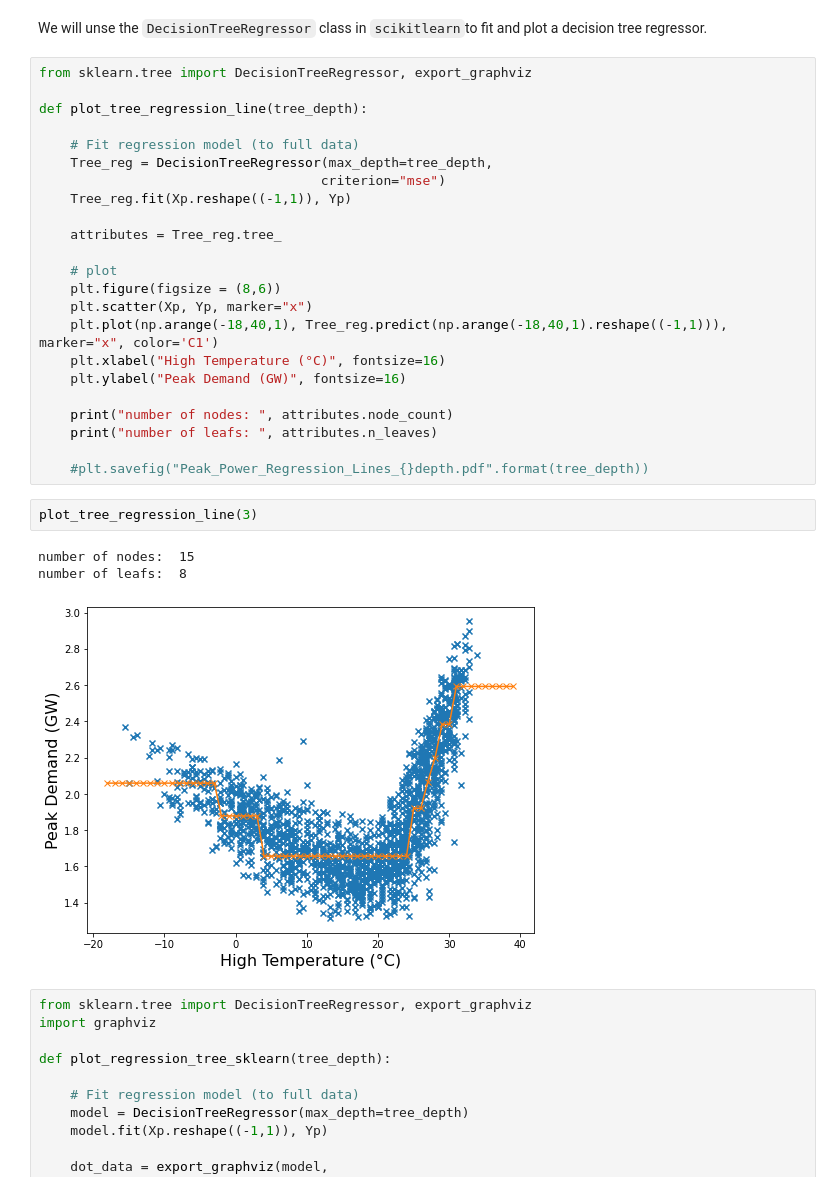
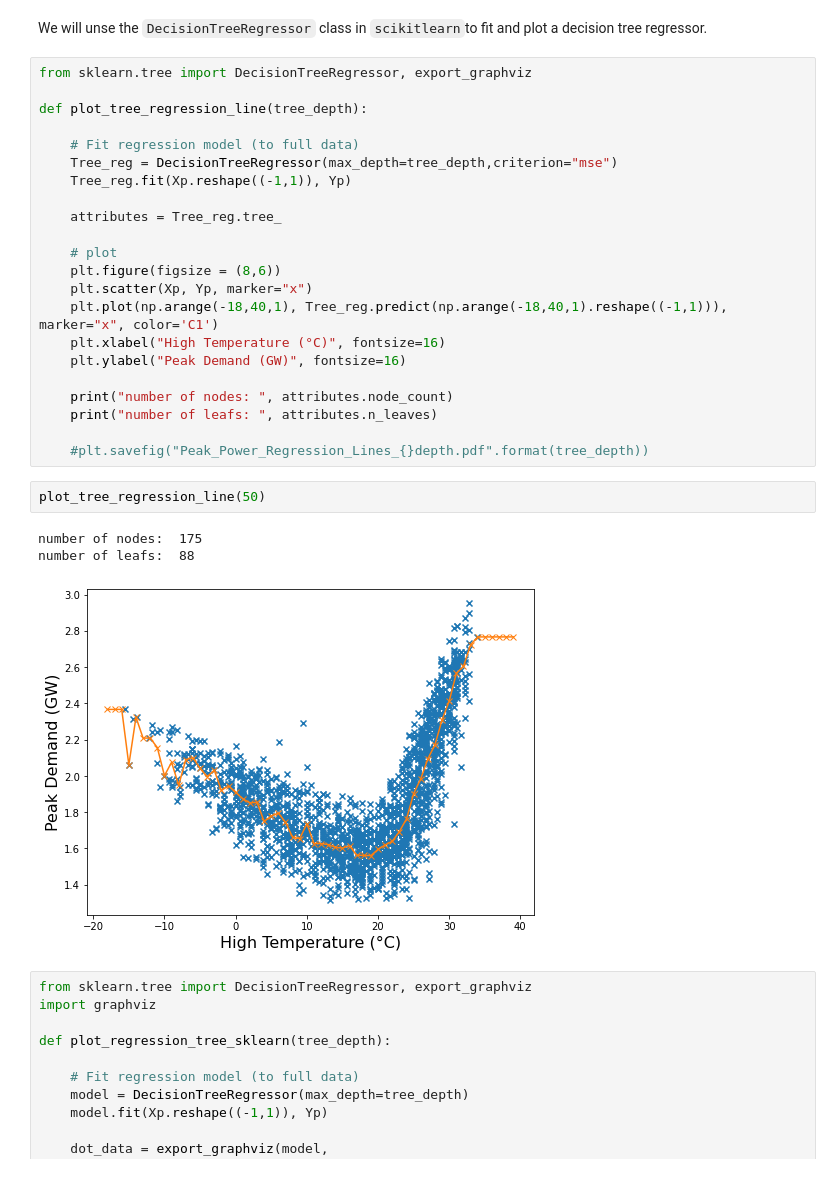
Before and after one commit to IS3UniCologne/DSML_2021, a Jupyter notebook: 03_Workshops/DSML_WS_12_DecisionTrees/DSML_WS_12_DecisionTrees.ipynb, the cells around one changed output. Drawn from its saved outputs; the diff is of its cells as text.

```diff
--- a/03_Workshops/DSML_WS_12_DecisionTrees/DSML_WS_12_DecisionTrees.ipynb
+++ b/03_Workshops/DSML_WS_12_DecisionTrees/DSML_WS_12_DecisionTrees.ipynb
@@ -436,8 +454,7 @@ from sklearn.tree import DecisionTreeRegressor, export_graphviz
 def plot_tree_regression_line(tree_depth):
 
     # Fit regression model (to full data)
-    Tree_reg = DecisionTreeRegressor(max_depth=tree_depth,
-                                    criterion="mse")
+    Tree_reg = DecisionTreeRegressor(max_depth=tree_depth,criterion="mse")
     Tree_reg.fit(Xp.reshape((-1,1)), Yp)
 
     attributes = Tree_reg.tree_
@@ -454,11 +471,11 @@ def plot_tree_regression_line(tree_depth):
 
     #plt.savefig("Peak_Power_Regression_Lines_{}depth.pdf".format(tree_depth))
 # %%
-plot_tree_regression_line(3)
+plot_tree_regression_line(50)
 # %% [output]
-number of nodes:  15
-number of leafs:  8
+number of nodes:  175
+number of leafs:  88
-[figure, old version]
+[figure, new version]
 # %%
 from sklearn.tree import DecisionTreeRegressor, export_graphviz
 import graphviz
```
Also changed, not shown: parts of 10 cells of this notebook.
